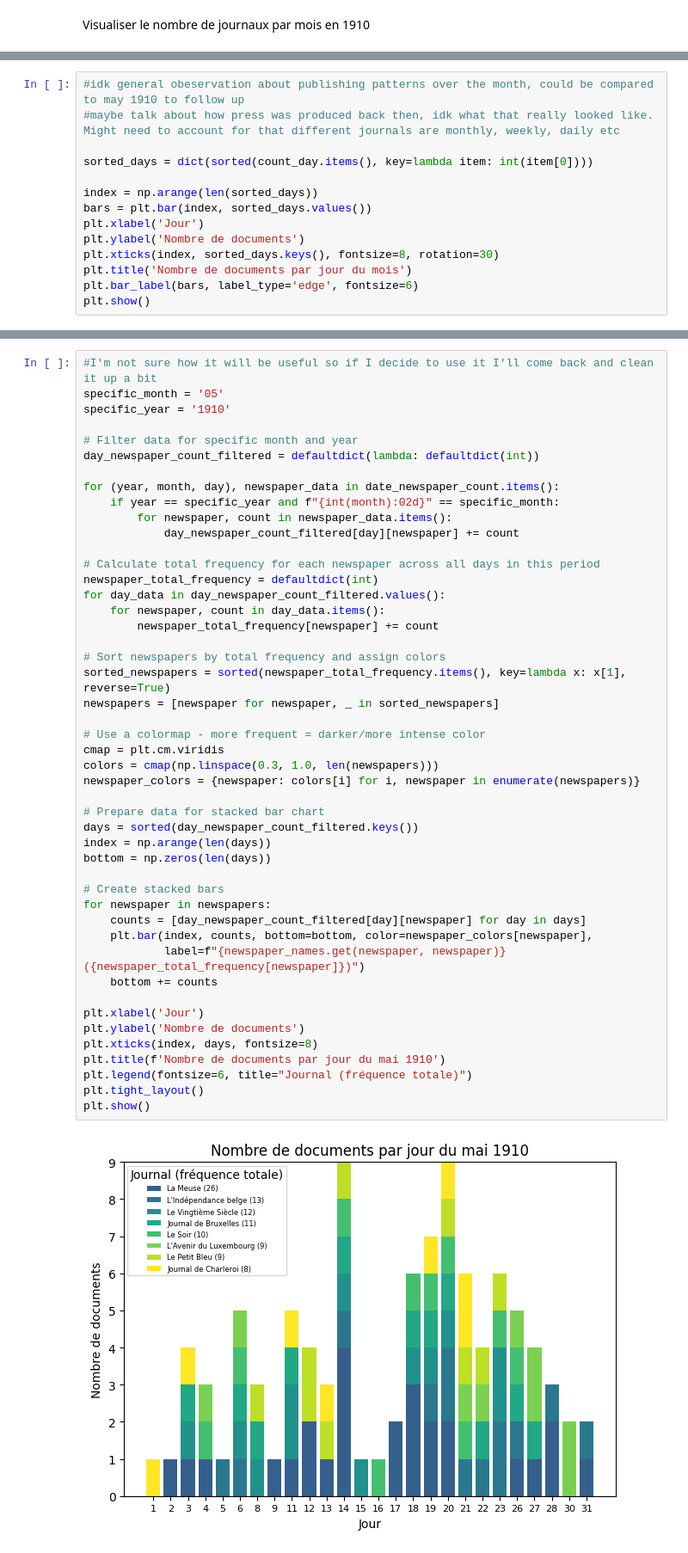
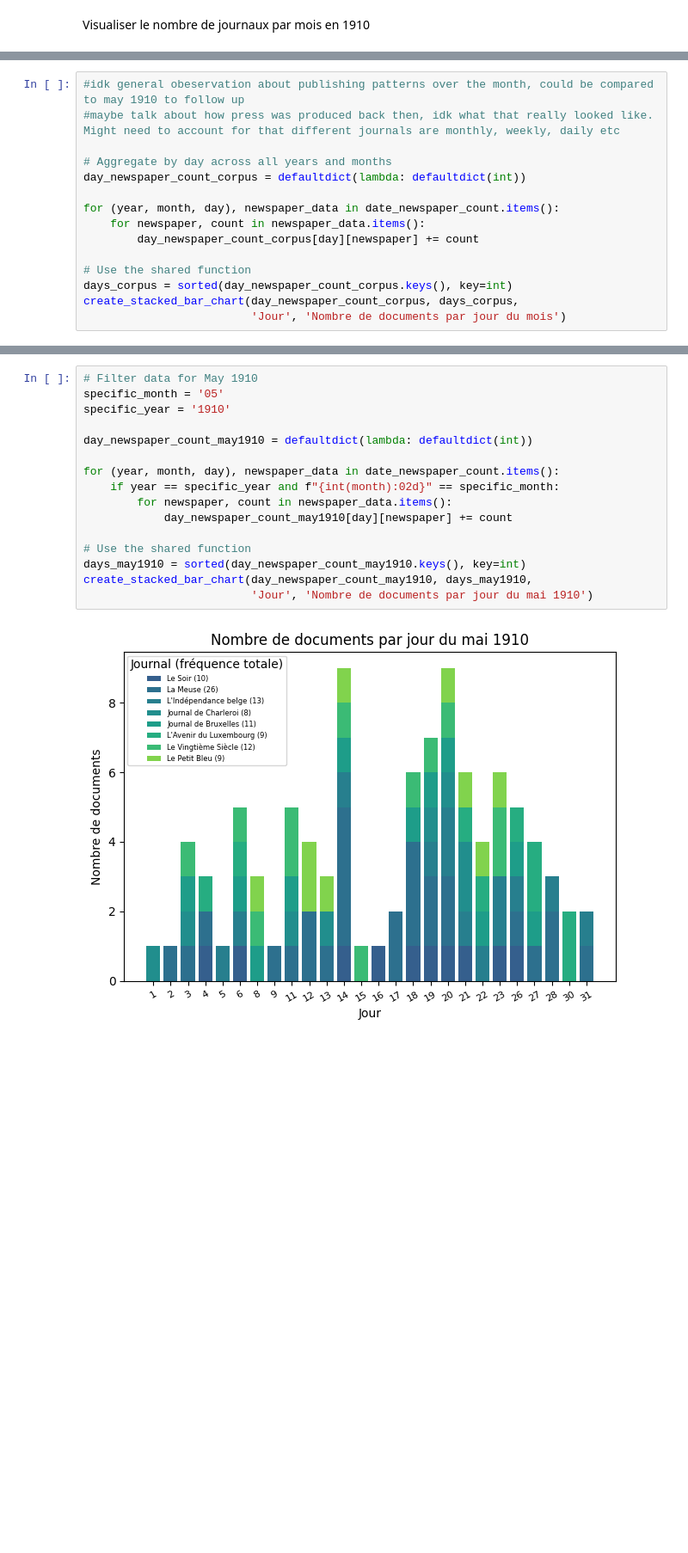
Before and after one commit to CasiaLogan/tac, a Jupyter notebook: tps/tp4/preparer_halley.ipynb, the cells around one changed output, grey strips where cells are left out. Shown at 86% size. Cells and saved outputs as stored; diff of their text form; blank space fills up the shorter version.

```diff
--- a/tps/tp4/preparer_halley.ipynb
+++ b/tps/tp4/preparer_halley.ipynb
@@ -162,14 +238,15 @@ plt.show()
 #idk general obeservation about publishing patterns over the month, could be compared to may 1910 to follow up
 #maybe talk about how press was produced back then, idk what that really looked like. Might need to account for that different journals are monthly, weekly, daily etc
 
-sorted_days = dict(sorted(count_day.items(), key=lambda item: int(item[0])))
+# Aggregate by day across all years and months
+day_newspaper_count_corpus = defaultdict(lambda: defaultdict(int))
 
-index = np.arange(len(sorted_days))
-bars = plt.bar(index, sorted_days.values())
-plt.xlabel('Jour')
-plt.ylabel('Nombre de documents')
-plt.xticks(index, sorted_days.keys(), fontsize=8, rotation=30)
-plt.title('Nombre de documents par jour du mois')
-plt.bar_label(bars, label_type='edge', fontsize=6)
-plt.show()
+for (year, month, day), newspaper_data in date_newspaper_count.items():
+    for newspaper, count in newspaper_data.items():
+        day_newspaper_count_corpus[day][newspaper] += count
+
+# Use the shared function
+days_corpus = sorted(day_newspaper_count_corpus.keys(), key=int)
+create_stacked_bar_chart(day_newspaper_count_corpus, days_corpus,
+                         'Jour', 'Nombre de documents par jour du mois')
 # %% [output]
@@ -177,52 +254,21 @@ plt.show()
 # %%
-#I'm not sure how it will be useful so if I decide to use it I'll come back and clean it up a bit
+# Filter data for May 1910
 specific_month = '05'
 specific_year = '1910'
 
-# Filter data for specific month and year
-day_newspaper_count_filtered = defaultdict(lambda: defaultdict(int))
+day_newspaper_count_may1910 = defaultdict(lambda: defaultdict(int))
 
 for (year, month, day), newspaper_data in date_newspaper_count.items():
     if year == specific_year and f"{int(month):02d}" == specific_month:
         for newspaper, count in newspaper_data.items():
-            day_newspaper_count_filtered[day][newspaper] += count
+            day_newspaper_count_may1910[day][newspaper] += count
 
-# Calculate total frequency for each newspaper across all days in this period
-newspaper_total_frequency = defaultdict(int)
-for day_data in day_newspaper_count_filtered.values():
-    for newspaper, count in day_data.items():
-        newspaper_total_frequency[newspaper] += count
-
-# Sort newspapers by total frequency and assign colors
-sorted_newspapers = sorted(newspaper_total_frequency.items(), key=lambda x: x[1], reverse=True)
-newspapers = [newspaper for newspaper, _ in sorted_newspapers]
-
-# Use a colormap - more frequent = darker/more intense color
-cmap = plt.cm.viridis
-colors = cmap(np.linspace(0.3, 1.0, len(newspapers)))
-newspaper_colors = {newspaper: colors[i] for i, newspaper in enumerate(newspapers)}
-
-# Prepare data for stacked bar chart
-days = sorted(day_newspaper_count_filtered.keys())
-index = np.arange(len(days))
-bottom = np.zeros(len(days))
-
-# Create stacked bars
-for newspaper in newspapers:
-    counts = [day_newspaper_count_filtered[day][newspaper] for day in days]
-    plt.bar(index, counts, bottom=bottom, color=newspaper_colors[newspaper],
-            label=f"{newspaper_names.get(newspaper, newspaper)} ({newspaper_total_frequency[newspaper]})")
-    bottom += counts
-
-plt.xlabel('Jour')
-plt.ylabel('Nombre de documents')
-plt.xticks(index, days, fontsize=8)
-plt.title(f'Nombre de documents par jour du mai 1910')
-plt.legend(fontsize=6, title="Journal (fréquence totale)")
-plt.tight_layout()
-plt.show()
+# Use the shared function
+days_may1910 = sorted(day_newspaper_count_may1910.keys(), key=int)
+create_stacked_bar_chart(day_newspaper_count_may1910, days_may1910,
+                         'Jour', 'Nombre de documents par jour du mai 1910')
 # %% [output]
-[figure, old version]
+[figure, new version]
 # %%
 # Filter data for 1835
 newspapers_1835 = defaultdict(int)
```
Also changed, not shown: parts of 7 cells of this notebook, 5 other files.
